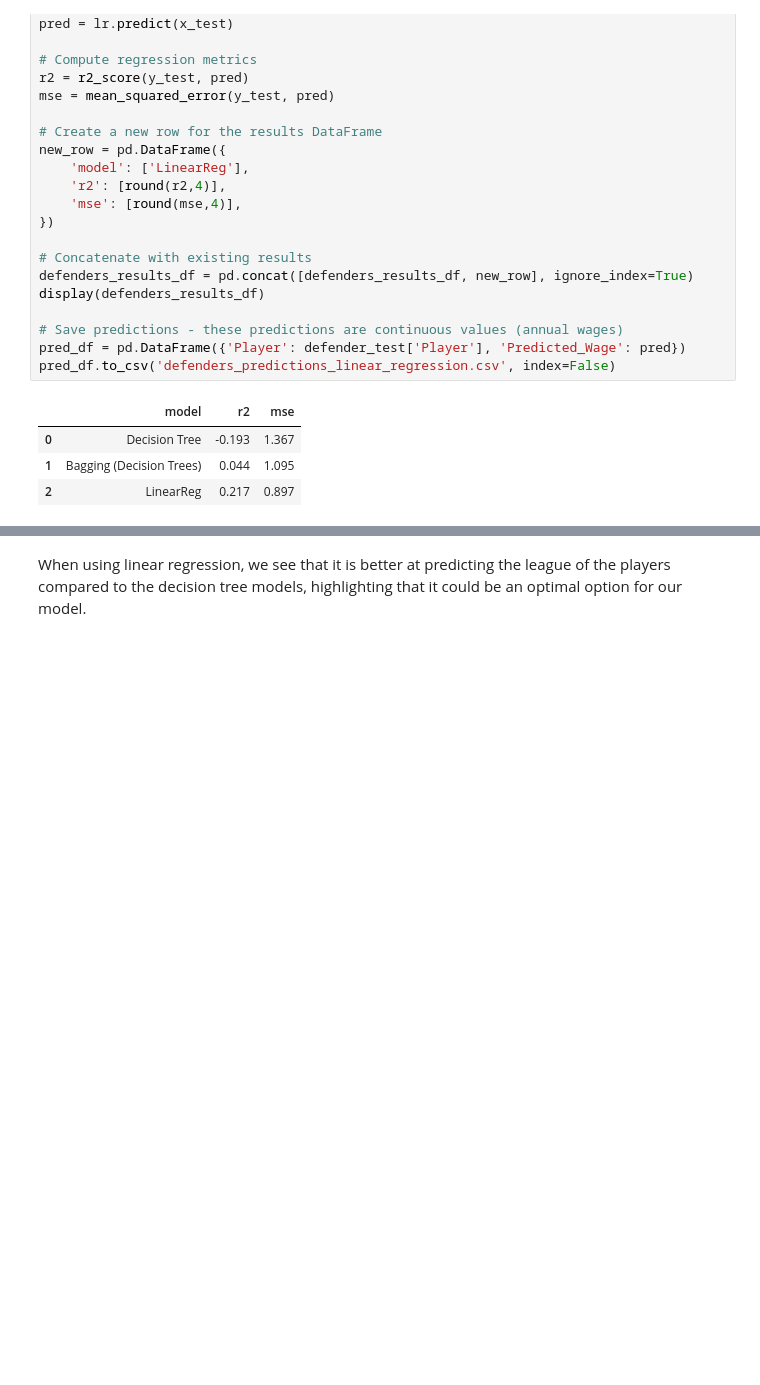
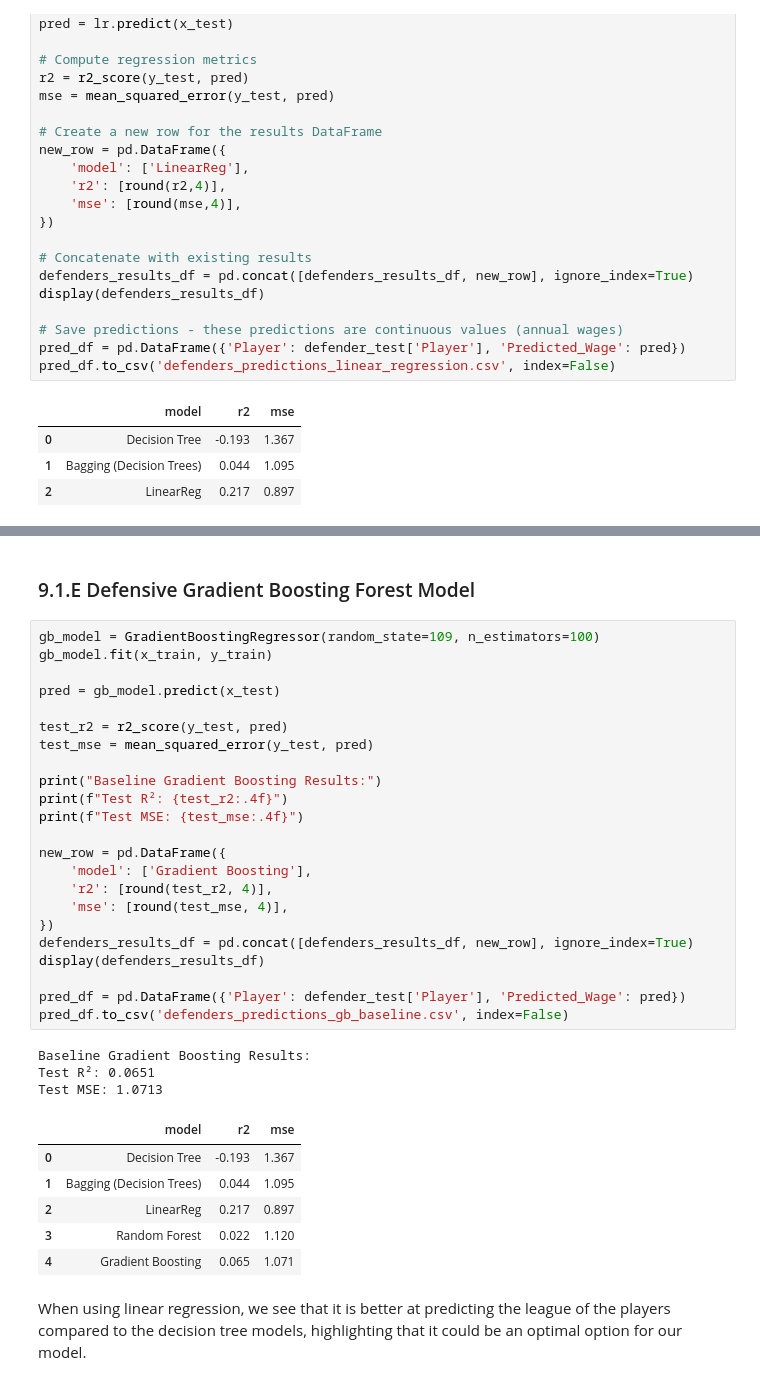
Before and after one commit to kezeani/109aproject, a Jupyter notebook: project.ipynb, the cells around one changed output, grey strips where cells are left out. Drawn from its saved outputs; the diff is of its cells as text; blank space fills up the shorter version.

Commit message:
RF and Boosting

```diff
--- a/project.ipynb
+++ b/project.ipynb
@@ -1125,3 +1149,38 @@ pred_df.to_csv('defenders_predictions_linear_regression.csv', index=False)
+# %% [markdown]
+### <a id="baseline-models-defense-gb"></a> 9.1.E Defensive Gradient Boosting Forest Model
+# %%
+gb_model = GradientBoostingRegressor(random_state=109, n_estimators=100)
+gb_model.fit(x_train, y_train)
+
+pred = gb_model.predict(x_test)
+
+test_r2 = r2_score(y_test, pred)
+test_mse = mean_squared_error(y_test, pred)
+
+print("Baseline Gradient Boosting Results:")
+print(f"Test R²: {test_r2:.4f}")
+print(f"Test MSE: {test_mse:.4f}")
+
+new_row = pd.DataFrame({
+    'model': ['Gradient Boosting'],
+    'r2': [round(test_r2, 4)],
+    'mse': [round(test_mse, 4)],
+})
+defenders_results_df = pd.concat([defenders_results_df, new_row], ignore_index=True)
+display(defenders_results_df)
+
+pred_df = pd.DataFrame({'Player': defender_test['Player'], 'Predicted_Wage': pred})
+pred_df.to_csv('defenders_predictions_gb_baseline.csv', index=False)
+# %% [output]
+Baseline Gradient Boosting Results:
+Test R²: 0.0651
+Test MSE: 1.0713
+|  | model | r2 | mse |
+| 0 | Decision Tree | -0.193 | 1.367 |
+| 1 | Bagging (Decision Trees) | 0.044 | 1.095 |
+| 2 | LinearReg | 0.217 | 0.897 |
+| 3 | Random Forest | 0.022 | 1.120 |
+| 4 | Gradient Boosting | 0.065 | 1.071 |
 # %% [markdown]
 When using linear regression, we see that it is better at predicting the league of the players compared to the decision tree models, highlighting that it could be an optimal option for our model.
 # %% [markdown]
```
Also changed, not shown: parts of 23 cells of this notebook.
